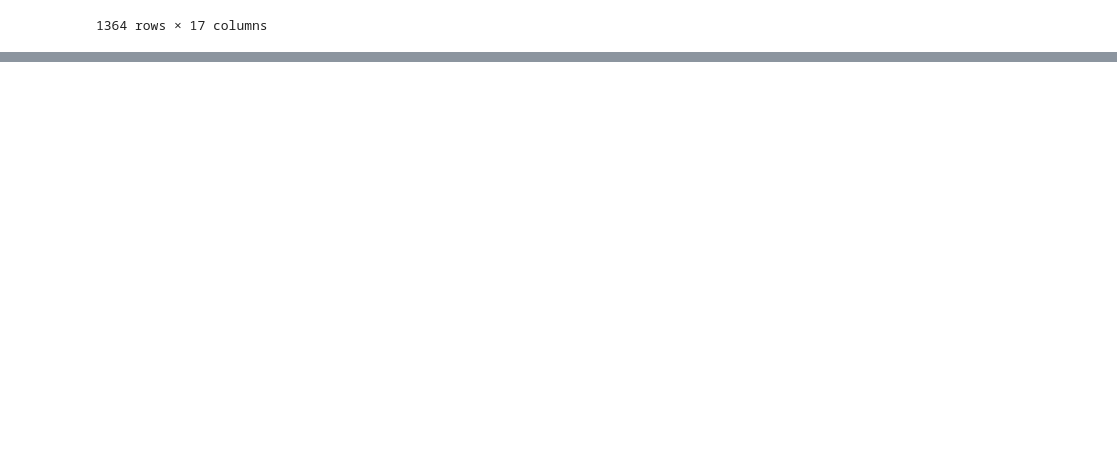
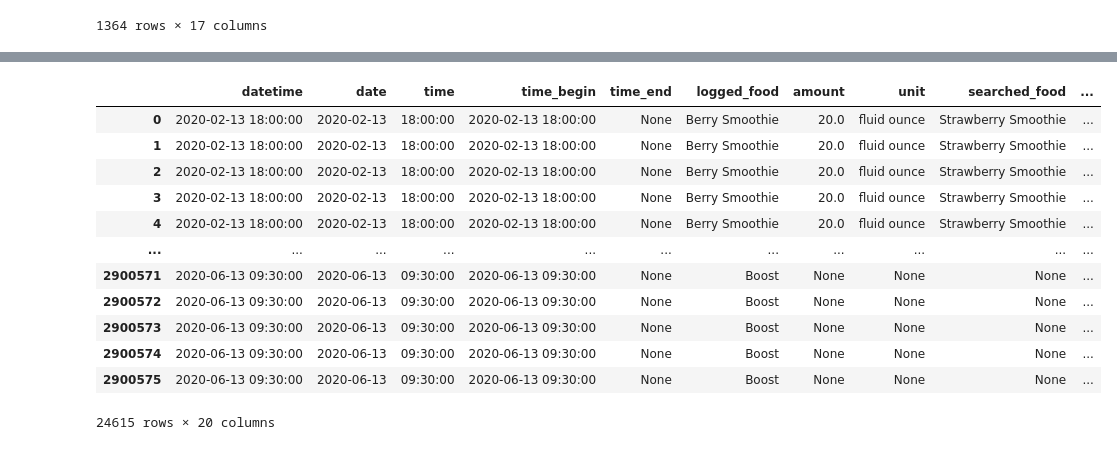
Before and after one commit to KrazyKats/dsc106_team, a Jupyter notebook: eda_full_graph.ipynb, the cells around one changed output, grey strips where cells are left out. Drawn from its saved outputs; the diff is of its cells as text; code cells hidden in the pictures; blank space fills up the shorter version.

Commit message:
Combined dataframes

```diff
--- a/eda_full_graph.ipynb
+++ b/eda_full_graph.ipynb
@@ -27,5 +27,6 @@ food_log_tagged
 | 1363 | 2020-02-28 08:00:00 | 2020-02-28 | 8:00 | 2020-02-28 08:00:00 | None | Boost | None | None | None | ... |
 1364 rows × 17 columns
 # %%
-pd.read_json(Path(JSONS_DIR, 'glucose.json'))
+glucose_data = pd.read_json(Path(JSONS_DIR, 'flattened_glucose.json'))
+glucose_data
 # %% [output]
@@ -33,3 +46,27 @@ ValueError: All arrays must be of the same length
 # %%
-# Get all timestamps x amount of time before food and x amount of time after food
-# Combine these timestamps with the ot
+# Combine dataframes and get relevant timestamps
+# 1. Get dataframe of timestamp intervals 1hr before meal to 1hr after meal and patient id
+# To combine these dataframes, try using join asof
+# 2. Combine this with glucose
+# 3. Do aggregations and plot this data
+def get_data_within_timeframe():
+    merged_df = food_log_tagged.merge(glucose_data, left_on = 'ID', right_on = 'patient_id')
+    return merged_df[(merged_df['datetime'] - merged_df['timestamp']).dt.total_seconds().abs() <= 3600]
+# %%
+combined_df = get_data_within_timeframe()
+# %%
+combined_df
+# %% [output]
+|  | datetime | date | time | time_begin | time_end | logged_food | amount | unit | searched_food | ... |
+| 0 | 2020-02-13 18:00:00 | 2020-02-13 | 18:00:00 | 2020-02-13 18:00:00 | None | Berry Smoothie | 20.0 | fluid ounce | Strawberry Smoothie | ... |
+| 1 | 2020-02-13 18:00:00 | 2020-02-13 | 18:00:00 | 2020-02-13 18:00:00 | None | Berry Smoothie | 20.0 | fluid ounce | Strawberry Smoothie | ... |
+| 2 | 2020-02-13 18:00:00 | 2020-02-13 | 18:00:00 | 2020-02-13 18:00:00 | None | Berry Smoothie | 20.0 | fluid ounce | Strawberry Smoothie | ... |
+| 3 | 2020-02-13 18:00:00 | 2020-02-13 | 18:00:00 | 2020-02-13 18:00:00 | None | Berry Smoothie | 20.0 | fluid ounce | Strawberry Smoothie | ... |
+| 4 | 2020-02-13 18:00:00 | 2020-02-13 | 18:00:00 | 2020-02-13 18:00:00 | None | Berry Smoothie | 20.0 | fluid ounce | Strawberry Smoothie | ... |
+| ... | ... | ... | ... | ... | ... | ... | ... | ... | ... | ... |
+| 2900571 | 2020-06-13 09:30:00 | 2020-06-13 | 09:30:00 | 2020-06-13 09:30:00 | None | Boost | None | None | None | ... |
+| 2900572 | 2020-06-13 09:30:00 | 2020-06-13 | 09:30:00 | 2020-06-13 09:30:00 | None | Boost | None | None | None | ... |
+| 2900573 | 2020-06-13 09:30:00 | 2020-06-13 | 09:30:00 | 2020-06-13 09:30:00 | None | Boost | None | None | None | ... |
+| 2900574 | 2020-06-13 09:30:00 | 2020-06-13 | 09:30:00 | 2020-06-13 09:30:00 | None | Boost | None | None | None | ... |
+| 2900575 | 2020-06-13 09:30:00 | 2020-06-13 | 09:30:00 | 2020-06-13 09:30:00 | None | Boost | None | None | None | ... |
+24615 rows × 20 columns
```
Also changed, not shown: parts of 1 cell of this notebook.
